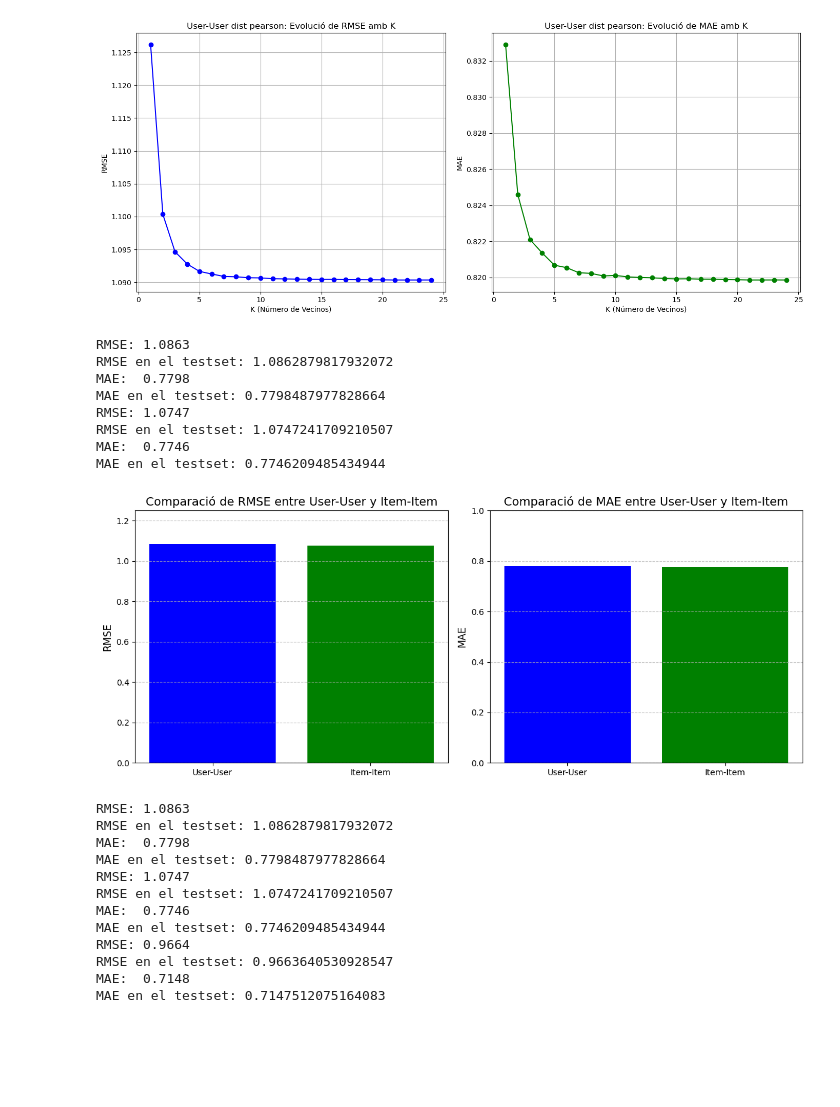
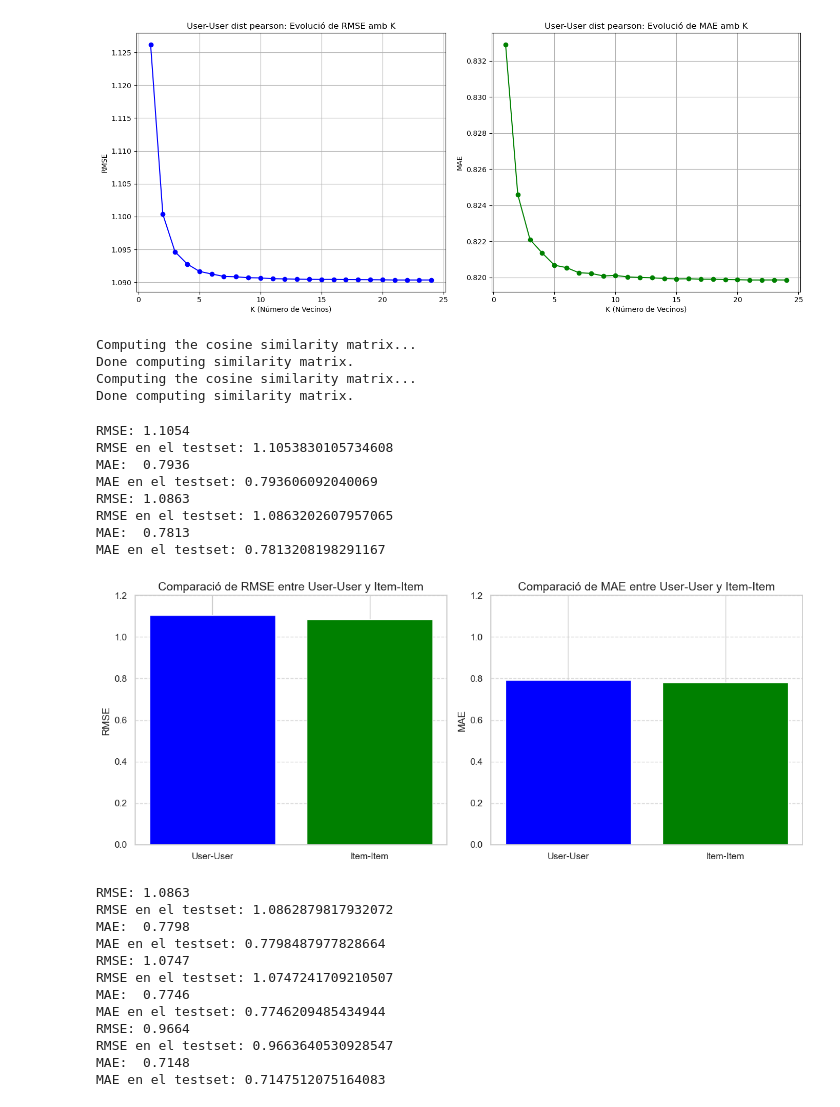
Before and after one commit to DCC-UAB/ACproject-grup-18, a Jupyter notebook: grafiques-2.ipynb, the cells around one changed output. Drawn from its saved outputs; the diff is of its cells as text; code cells hidden in the pictures; blank space fills up the shorter version.

```diff
--- a/grafiques-2.ipynb
+++ b/grafiques-2.ipynb
@@ -177,28 +193,0 @@ Total number of products  : 39939
-# %%
-# Estilo general de gráficos
-sns.set(style="whitegrid")
-
-# 1. Distribución del número de ratings por usuario
-plt.figure(figsize=(10, 5))
-sns.histplot(filtered_dataset['userId'].value_counts(), bins=30, kde=False, color='skyblue')
-plt.title('Distribución del número de ratings por usuario')
-plt.xlabel('Número de ratings')
-plt.ylabel('Cantidad de usuarios')
-plt.show()
-
-# 2. Distribución del número de ratings por producto
-plt.figure(figsize=(10, 5))
-sns.histplot(filtered_dataset['productId'].value_counts(), bins=30, kde=False, color='orange')
-plt.title('Distribución del número de ratings por producto')
-plt.xlabel('Número de ratings')
-plt.ylabel('Cantidad de productos')
-plt.show()
-
-# 3. Calificaciones promedio por producto
-avg_ratings = filtered_dataset.groupby('productId')['rating'].mean()
-plt.figure(figsize=(10, 5))
-sns.histplot(avg_ratings, bins=30, kde=True, color='green')
-plt.title('Distribución de calificaciones promedio por producto')
-plt.xlabel('Calificación promedio')
-plt.ylabel('Cantidad de productos')
-plt.show()
@@ -588,6 +501,20 @@ Done computing similarity matrix.
 RMSE: 1.0904
 MAE:  0.8199
 [figure]
+# %%
+#Model cosinus User-User
+model_cosinus = KNNBasic(k=7, sim_options=sim_options_cosinus)
+model_cosinus.fit(trainset)
+predictions_cosinus_user = model_cosinus.test(testset)
+#Model cosinus Item-Item
+model_cosinus_item = KNNBasic(k=7, sim_options=sim_options_cosinus_items)
+model_cosinus_item.fit(trainset)
+predictions_cosinus_user_item = model_cosinus_item.test(testset)
+# %% [output]
+Computing the cosine similarity matrix...
+Done computing similarity matrix.
+Computing the cosine similarity matrix...
+Done computing similarity matrix.
 # %%
 # Evaluar el RMSE en las predicciones del testset
 rmse_c_u = accuracy.rmse(predictions_cosinus_user)
@@ -603,43 +530,43 @@ print(f'RMSE en el testset: {rmse_c_i}')
 
 # Evaluar el MAE en las predicciones del testset
 mae_c_i = accuracy.mae(predictions_cosinus_user_item)
 print(f'MAE en el testset: {mae_c_i}')
 
 # Datos simulados de las métricas
 models = ['User-User', 'Item-Item']
 rmse_values = [rmse_c_u, rmse_c_i]  # RMSE para User-User y Item-Item
 mae_values = [mae_c_u, mae_c_i]   # MAE para User-User y Item-Item
 
 # Gráfico 1: Comparación de RMSE
 plt.figure(figsize=(12, 5))
 plt.subplot(1, 2, 1)
 plt.bar(models, rmse_values, color=['blue', 'green'])
 plt.title('Comparació de RMSE entre User-User y Item-Item', fontsize=14)
 plt.ylabel('RMSE', fontsize=12)
-plt.ylim(0, 1.25)
+plt.ylim(0, 1.2)
 plt.grid(axis='y', linestyle='--', alpha=0.7)
 
 # Gráfico 2: Comparación de MAE
 plt.subplot(1, 2, 2)
 plt.bar(models, mae_values, color=['blue', 'green'])
 plt.title('Comparació de MAE entre User-User y Item-Item', fontsize=14)
 plt.ylabel('MAE', fontsize=12)
-plt.ylim(0, 1)
+plt.ylim(0, 1.2)
 plt.grid(axis='y', linestyle='--', alpha=0.7)
 
 # Mostrar los gráficos
 plt.tight_layout()
 plt.show()
 # %% [output]
+RMSE: 1.1054
+RMSE en el testset: 1.1053830105734608
+MAE:  0.7936
+MAE en el testset: 0.793606092040069
 RMSE: 1.0863
-RMSE en el testset: 1.0862879817932072
-MAE:  0.7798
-MAE en el testset: 0.7798487977828664
-RMSE: 1.0747
-RMSE en el testset: 1.0747241709210507
-MAE:  0.7746
-MAE en el testset: 0.7746209485434944
+RMSE en el testset: 1.0863202607957065
+MAE:  0.7813
+MAE en el testset: 0.7813208198291167
-[figure, old version]
+[figure, new version]
 # %%
 # Evaluar el RMSE en las predicciones del testset
 rmse_c_u = accuracy.rmse(predictions_cosinus_user)
```
Also changed, not shown: parts of 16 cells of this notebook.
